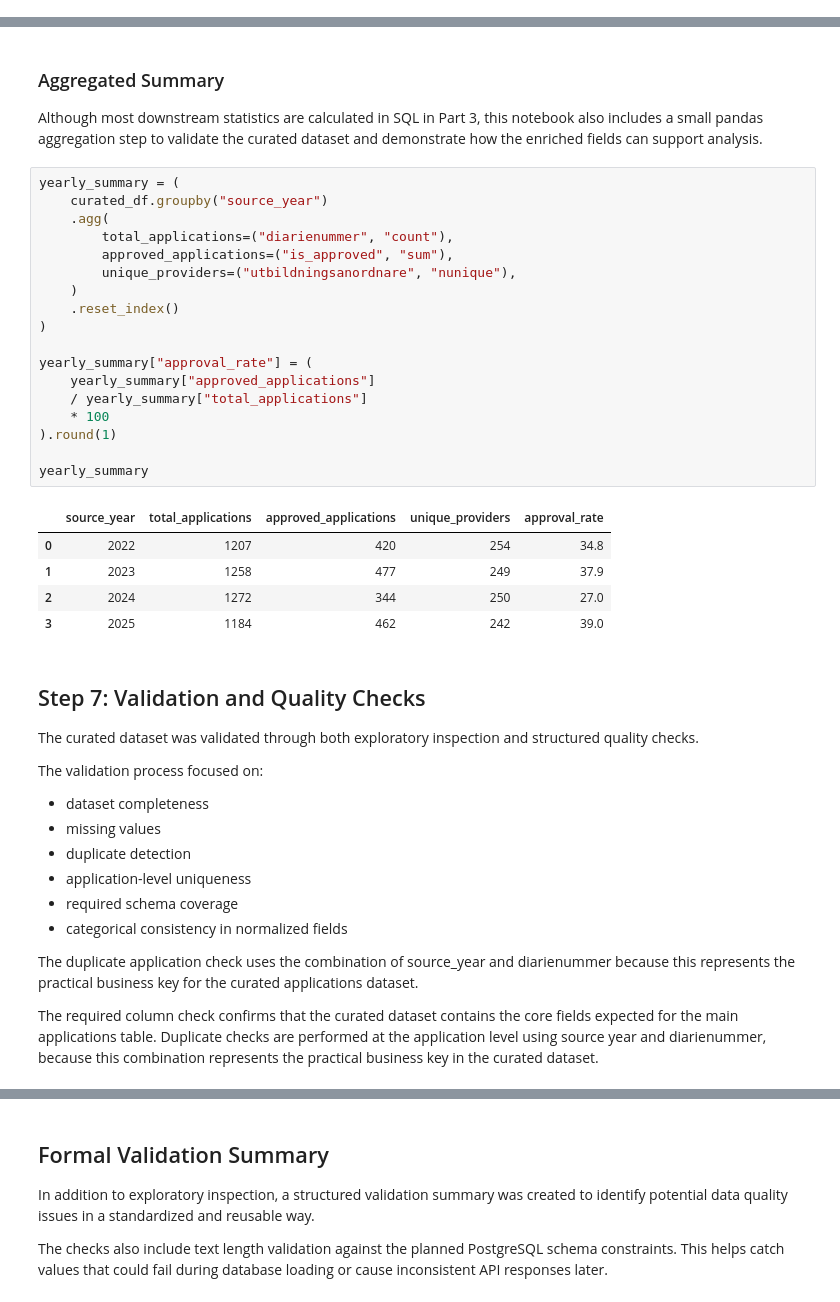
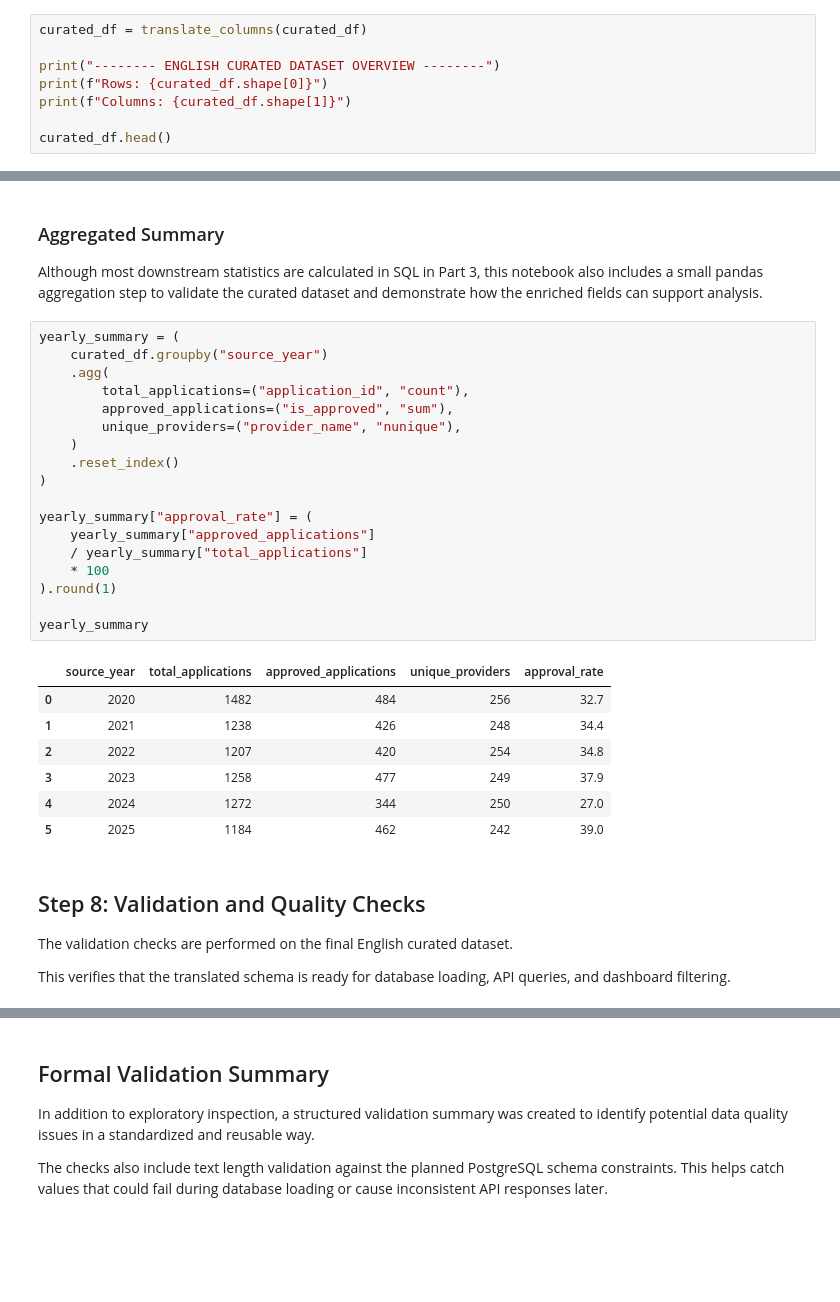
Before and after one commit to XinGclover/myh-applications-analytics, a Jupyter notebook: part_2/notebooks/part_2_curated_dataset.ipynb, the cells around one changed output, grey strips where cells are left out. Drawn from its saved outputs; the diff is of its cells as text; blank space fills up the shorter version.

Commit message:
translate column to english

```diff
--- a/part_2/notebooks/part_2_curated_dataset.ipynb
+++ b/part_2/notebooks/part_2_curated_dataset.ipynb
@@ -253,0 +272,8 @@ Columns: 24
+# %%
+curated_df = translate_columns(curated_df)
+
+print("-------- ENGLISH CURATED DATASET OVERVIEW --------")
+print(f"Rows: {curated_df.shape[0]}")
+print(f"Columns: {curated_df.shape[1]}")
+
+curated_df.head()
@@ -258,43 +295,35 @@ Although most downstream statistics are calculated in SQL in Part 3, this notebo
 # %%
 yearly_summary = (
     curated_df.groupby("source_year")
     .agg(
-        total_applications=("diarienummer", "count"),
+        total_applications=("application_id", "count"),
         approved_applications=("is_approved", "sum"),
-        unique_providers=("utbildningsanordnare", "nunique"),
+        unique_providers=("provider_name", "nunique"),
     )
     .reset_index()
 )
 
 yearly_summary["approval_rate"] = (
     yearly_summary["approved_applications"]
     / yearly_summary["total_applications"]
     * 100
 ).round(1)
 
 yearly_summary
 # %% [output]
 |  | source_year | total_applications | approved_applications | unique_providers | approval_rate |
-| 0 | 2022 | 1207 | 420 | 254 | 34.8 |
-| 1 | 2023 | 1258 | 477 | 249 | 37.9 |
-| 2 | 2024 | 1272 | 344 | 250 | 27.0 |
-| 3 | 2025 | 1184 | 462 | 242 | 39.0 |
+| 0 | 2020 | 1482 | 484 | 256 | 32.7 |
+| 1 | 2021 | 1238 | 426 | 248 | 34.4 |
+| 2 | 2022 | 1207 | 420 | 254 | 34.8 |
+| 3 | 2023 | 1258 | 477 | 249 | 37.9 |
+| 4 | 2024 | 1272 | 344 | 250 | 27.0 |
+| 5 | 2025 | 1184 | 462 | 242 | 39.0 |
-# %% [markdown]
-## Step 7: Validation and Quality Checks
-
-The curated dataset was validated through both exploratory inspection and structured quality checks.
-
-The validation process focused on:
-- dataset completeness
-- missing values
-- duplicate detection
-- application-level uniqueness
-- required schema coverage
-- categorical consistency in normalized fields
-
-The duplicate application check uses the combination of source_year and diarienummer because this represents the practical business key for the curated applications dataset.
-
-The required column check confirms that the curated dataset contains the core fields expected for the main applications table. Duplicate checks are performed at the application level using source year and diarienummer, because this combination represents the practical business key in the curated dataset.
+# %% [markdown]
+## Step 8: Validation and Quality Checks
+
+The validation checks are performed on the final English curated dataset.
+
+This verifies that the translated schema is ready for database loading, API queries, and dashboard filtering.
 # %%
 print("--------- DATASET OVERVIEW ---------")
 curated_df.info(show_counts=True)
```
Also changed, not shown: parts of 12 cells of this notebook, 7 other files.
